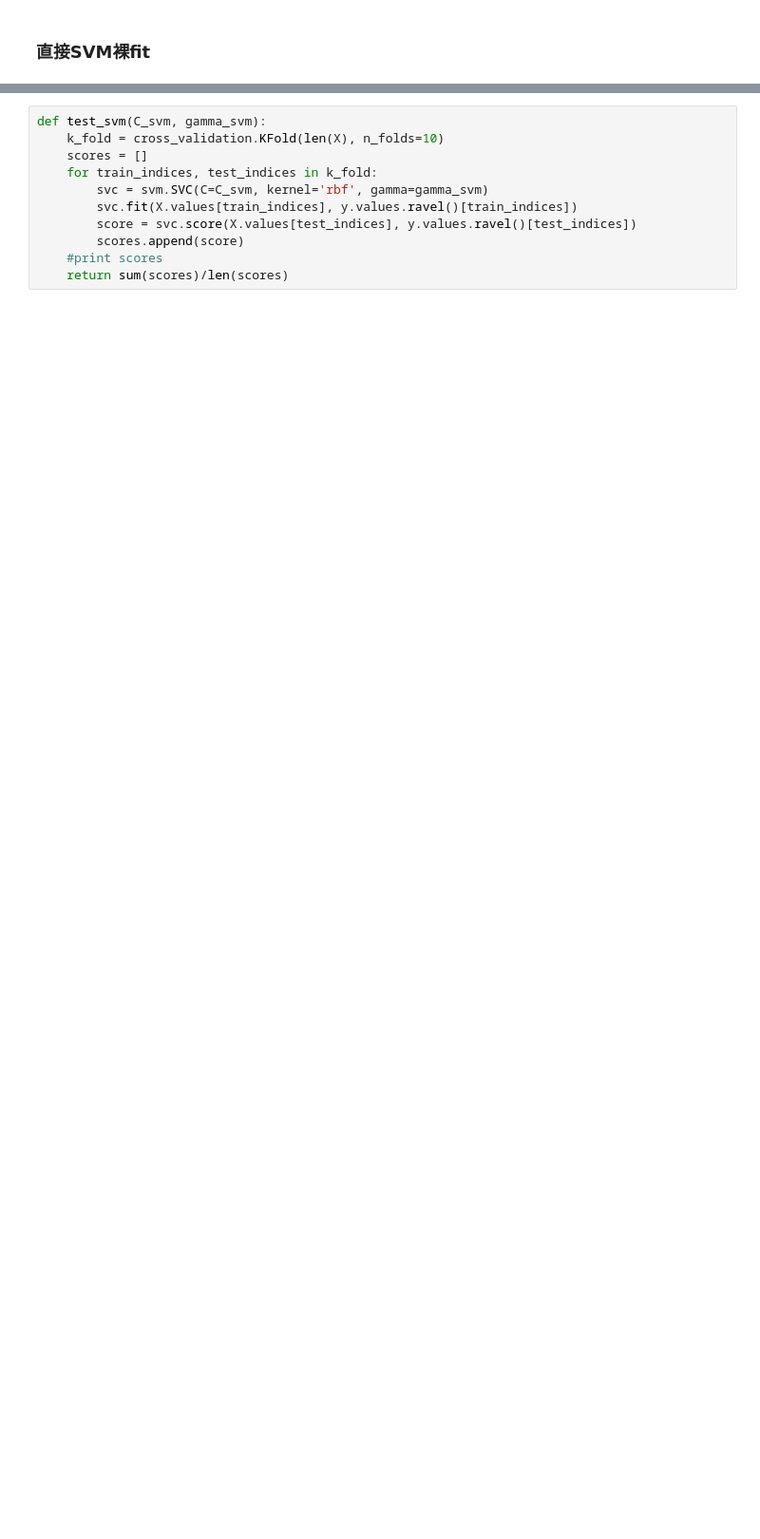
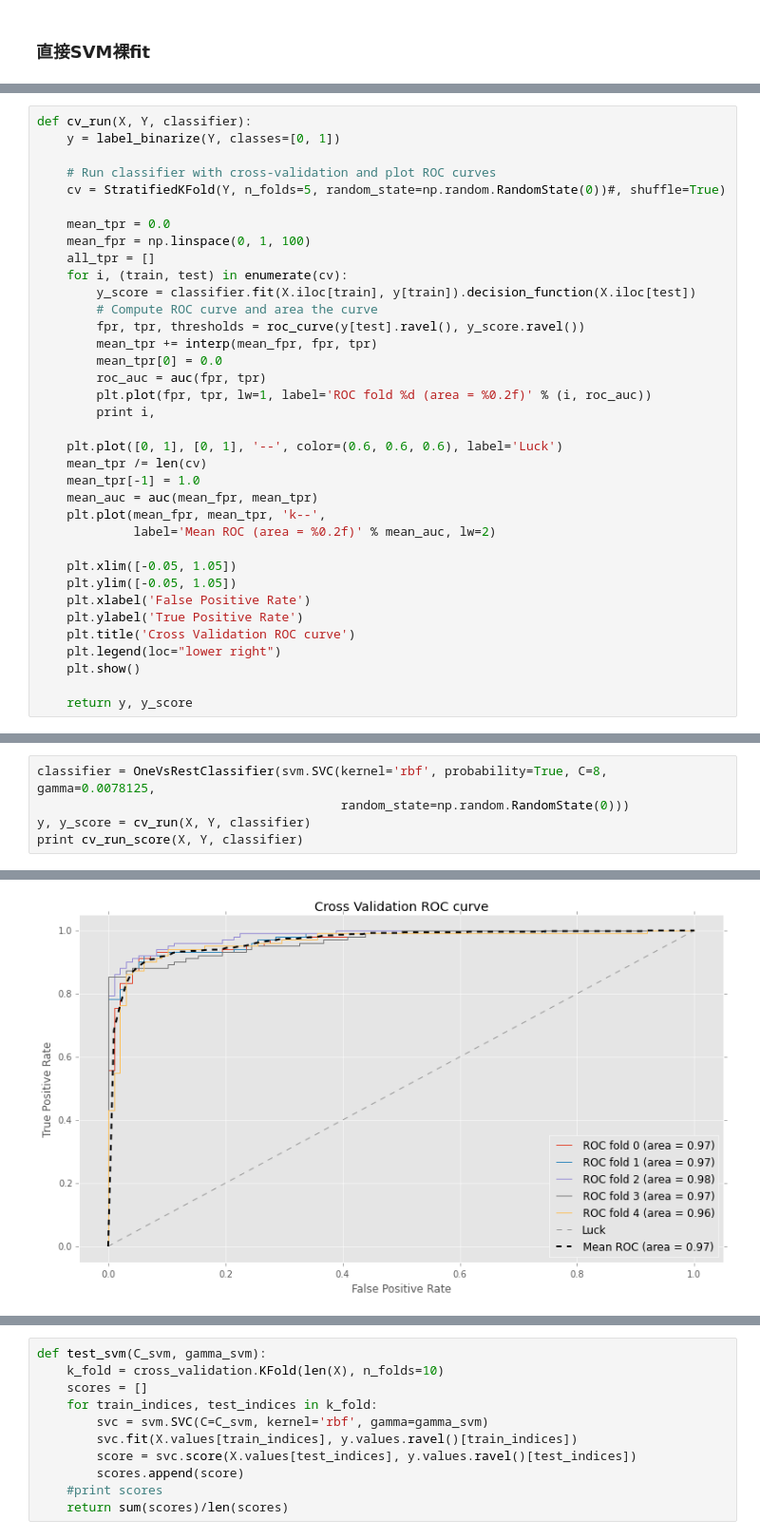
Before and after one commit to flashhack/Kaggle, a Jupyter notebook: DataScienceLondon/London.ipynb, the cells around one changed output, grey strips where cells are left out. Shown: that part at 95% size. Cells and saved outputs as stored; diff of their text form; blank space fills up the shorter version.

```diff
--- a/DataScienceLondon/London.ipynb
+++ b/DataScienceLondon/London.ipynb
@@ -74,0 +172,36 @@ X_corr.head()
+# %%
+def cv_run(X, Y, classifier):
+    y = label_binarize(Y, classes=[0, 1])
+
+    # Run classifier with cross-validation and plot ROC curves
+    cv = StratifiedKFold(Y, n_folds=5, random_state=np.random.RandomState(0))#, shuffle=True)
+
+    mean_tpr = 0.0
+    mean_fpr = np.linspace(0, 1, 100)
+    all_tpr = []
+    for i, (train, test) in enumerate(cv):
+        y_score = classifier.fit(X.iloc[train], y[train]).decision_function(X.iloc[test])
+        # Compute ROC curve and area the curve
+        fpr, tpr, thresholds = roc_curve(y[test].ravel(), y_score.ravel())
+        mean_tpr += interp(mean_fpr, fpr, tpr)
+        mean_tpr[0] = 0.0
+        roc_auc = auc(fpr, tpr)
+        plt.plot(fpr, tpr, lw=1, label='ROC fold %d (area = %0.2f)' % (i, roc_auc))
+        print i,
+
+    plt.plot([0, 1], [0, 1], '--', color=(0.6, 0.6, 0.6), label='Luck')
+    mean_tpr /= len(cv)
+    mean_tpr[-1] = 1.0
+    mean_auc = auc(mean_fpr, mean_tpr)
+    plt.plot(mean_fpr, mean_tpr, 'k--',
+             label='Mean ROC (area = %0.2f)' % mean_auc, lw=2)
+
+    plt.xlim([-0.05, 1.05])
+    plt.ylim([-0.05, 1.05])
+    plt.xlabel('False Positive Rate')
+    plt.ylabel('True Positive Rate')
+    plt.title('Cross Validation ROC curve')
+    plt.legend(loc="lower right")
+    plt.show()
+
+    return y, y_score
@@ -74,0 +216,6 @@ X_corr.head()
+# %%
+classifier = OneVsRestClassifier(svm.SVC(kernel='rbf', probability=True, C=8, gamma=0.0078125,
+                                         random_state=np.random.RandomState(0)))
+y, y_score = cv_run(X, Y, classifier)
+print cv_run_score(X, Y, classifier)
+# %% [output]
@@ -74,0 +223 @@ X_corr.head()
+[figure, added]
```
Also changed, not shown: parts of 27 cells of this notebook, 1 other file.
